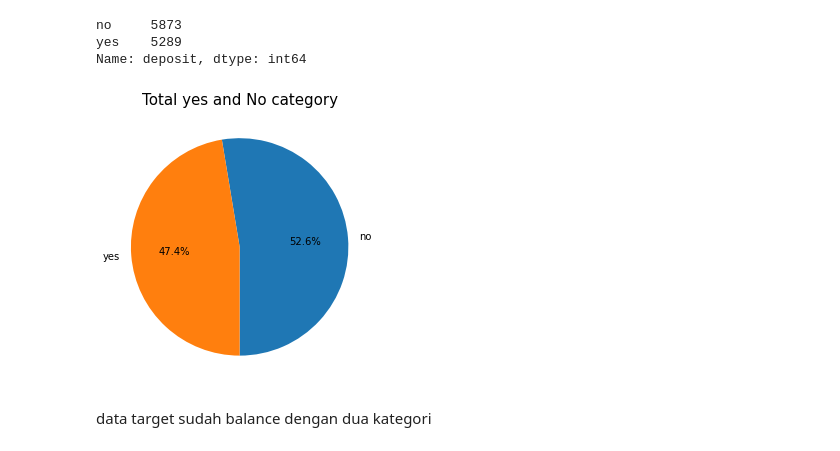
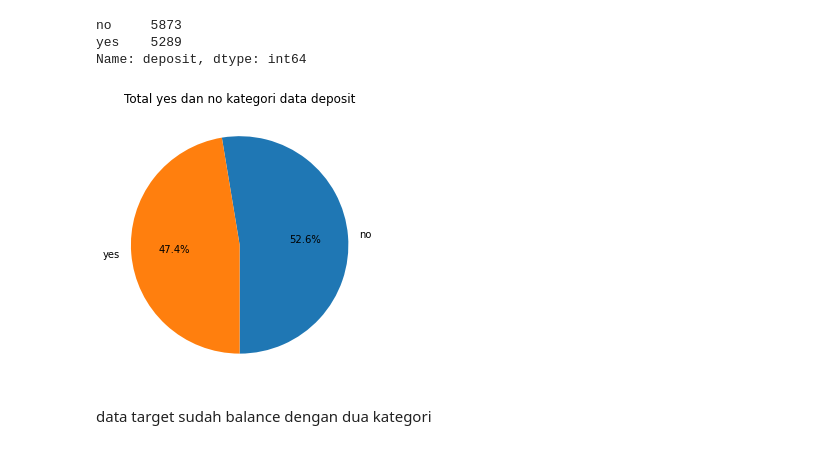
Before and after one commit to lailyrhmh/Project-Predictive-Analytics-Bank-Marketing, a Jupyter notebook: Project_Predictive_Analytics.ipynb, the cells around one changed output. Cells and saved outputs as stored; diff of their text form; code cells hidden in the pictures.

```diff
--- a/Project_Predictive_Analytics.ipynb
+++ b/Project_Predictive_Analytics.ipynb
@@ -233,13 +233,13 @@ Name: deposit, dtype: int64
 # %%
 plt.figure(figsize=(15,5))
 plt.subplot(1,2,2)
 labels =df['deposit'].value_counts(sort = True).index
 sizes = df['deposit'].value_counts(sort = True)
 plt.pie(sizes,labels=labels,autopct='%1.1f%%', startangle=270,)
-plt.title('Total yes and No category',size = 15)
+plt.title('Total yes dan no kategori data deposit',size = 12)
 plt.show()
 # %% [output]
-[figure, old version]
+[figure, new version]
 # %% [markdown]
 data target sudah balance dengan dua kategori
 # %% [markdown]
```
Also changed, not shown: parts of 3 cells of this notebook, 1 other file.
